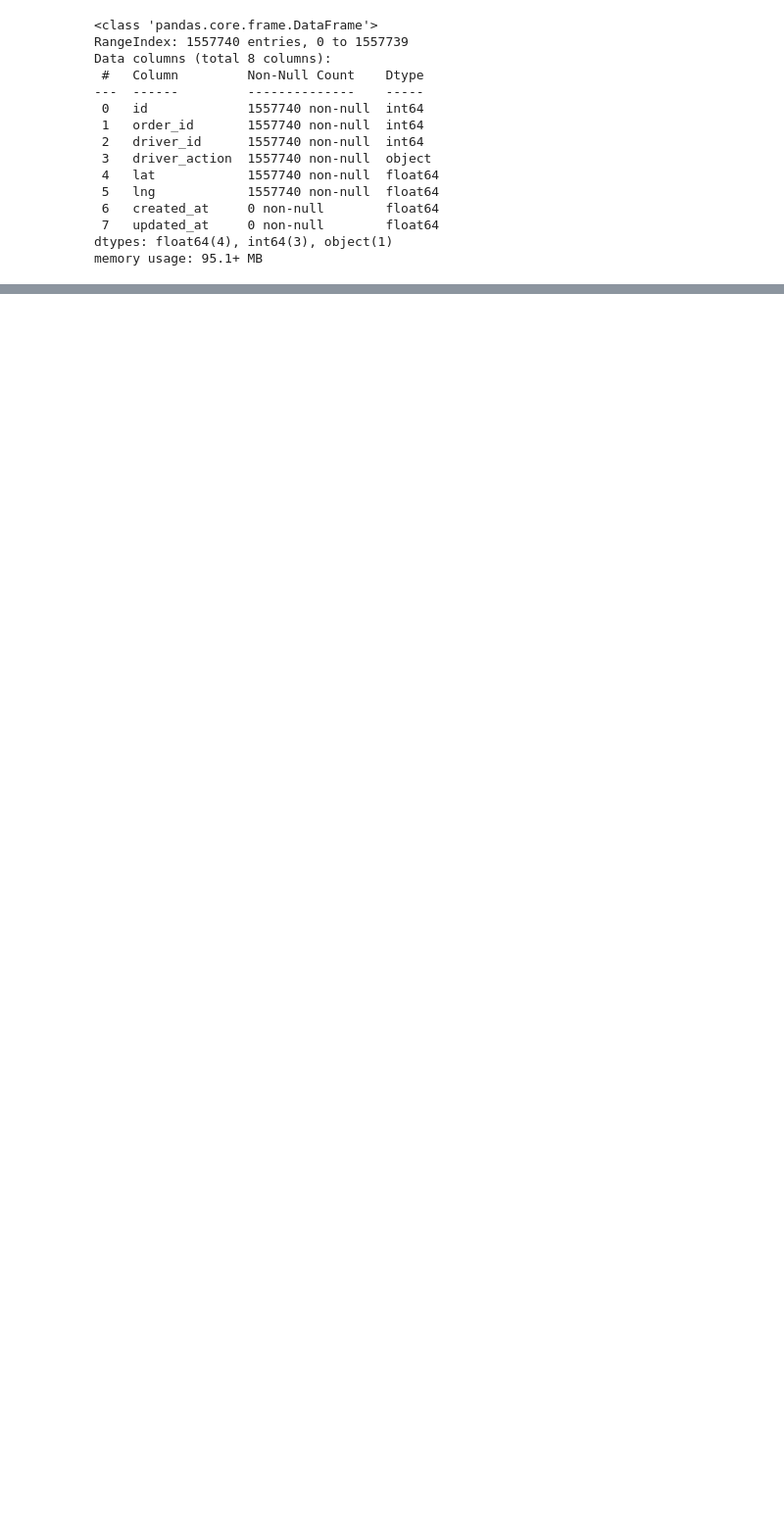
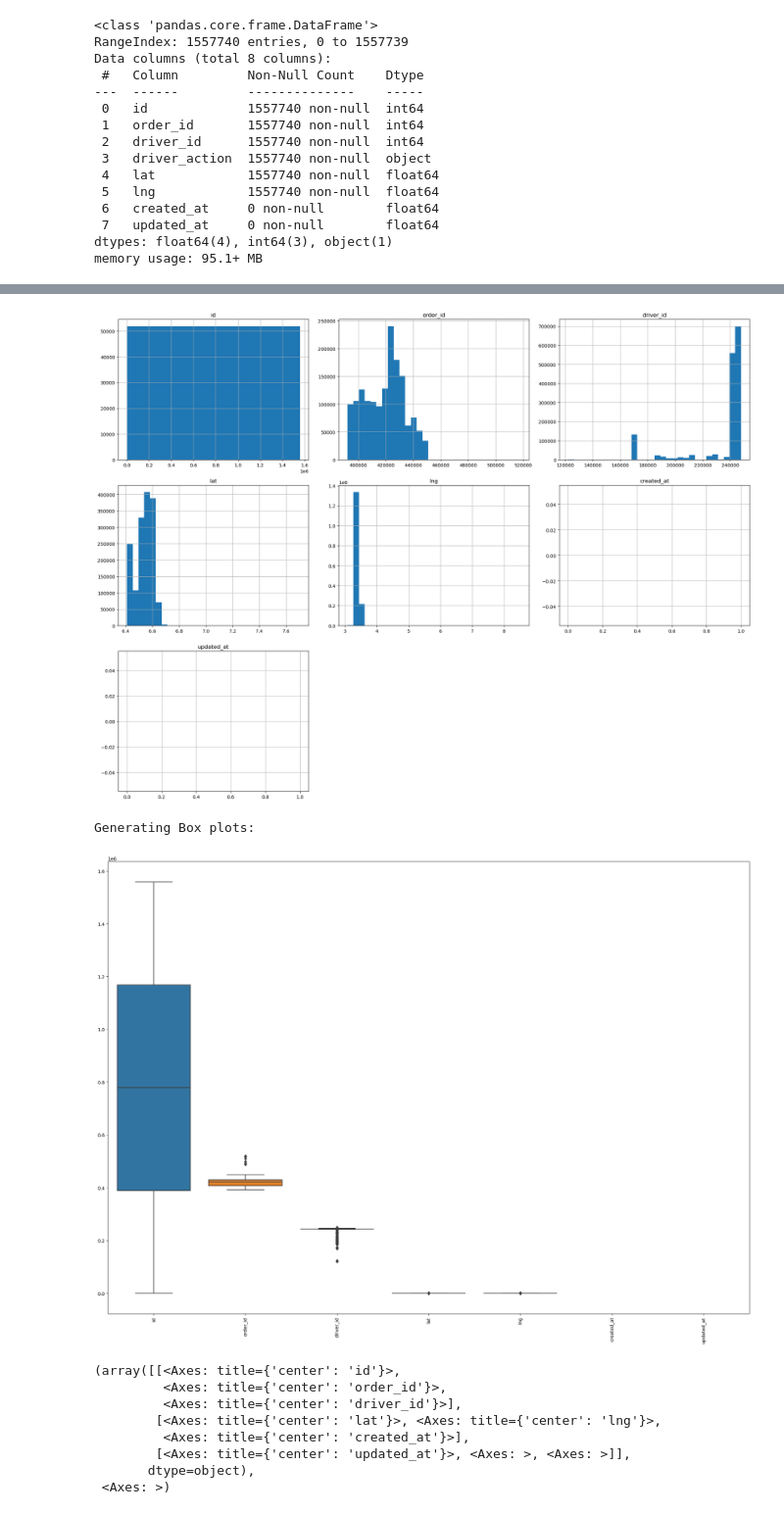
Before and after one commit to jadmassu/logistic_optimization, a Jupyter notebook: notebook/eda.ipynb, the cells around one changed output, grey strips where cells are left out. Shown at 98% size. Saved outputs shown, nothing was run; the diff lists cells and outputs as text; code cells hidden in the pictures; blank space fills up the shorter version.

```diff
--- a/notebook/eda.ipynb
+++ b/notebook/eda.ipynb
@@ -155,5 +277,5 @@ ValueError: Grouper for '<class 'pandas.core.frame.DataFrame'>' not 1-dimensiona
 # %%
-path = rpath + "/data/driver_locations_during_request.csv"
+path = rpath + "/data/raw/driver_locations_during_request.csv"
 data1 = util.load_data(path)
 # %% [output]
 Data loaded successfully.
@@ -205,0 +413,2 @@ memory usage: 95.1+ MB
+# %%
+exp2 = eda.ExploratoryDataAnalysis(data1)
@@ -205,0 +438,14 @@ memory usage: 95.1+ MB
+# %%
+ exp2.univariate_analysis()
+# %% [output]
+[figure, added]
+Generating Box plots:
+[figure, added]
+(array([[<Axes: title={'center': 'id'}>,
+         <Axes: title={'center': 'order_id'}>,
+         <Axes: title={'center': 'driver_id'}>],
+        [<Axes: title={'center': 'lat'}>, <Axes: title={'center': 'lng'}>,
+         <Axes: title={'center': 'created_at'}>],
+        [<Axes: title={'center': 'updated_at'}>, <Axes: >, <Axes: >]],
+       dtype=object),
+ <Axes: >)
```
Also changed, not shown: parts of 34 cells of this notebook, 5 other files.
